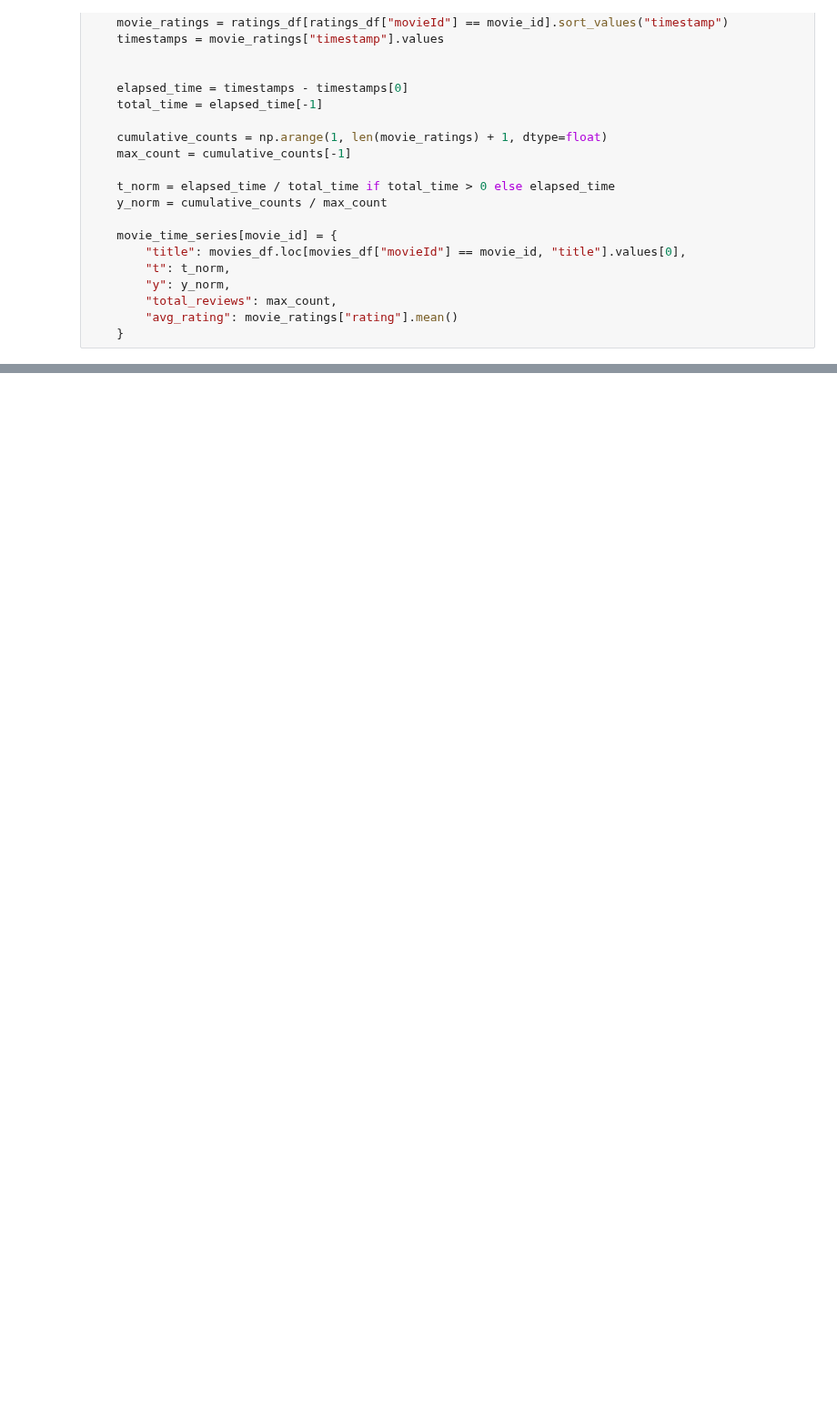
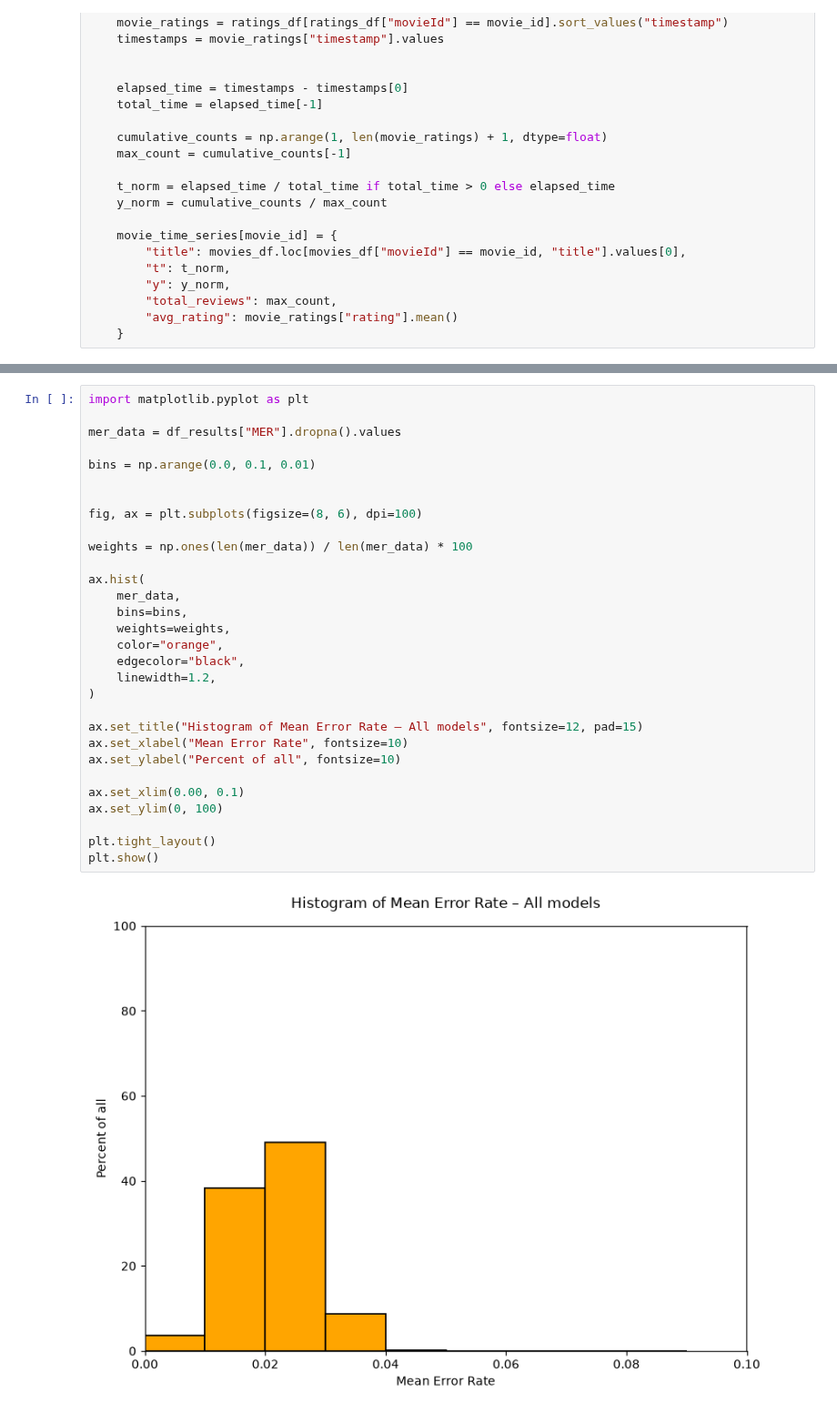
Before and after one commit to beemir/analysis-labs, a Jupyter notebook: project/accumulated_watch_patterns/project.ipynb, the cells around one changed output, grey strips where cells are left out. Shown at 91% size. Drawn from its saved outputs; the diff is of its cells as text; blank space fills up the shorter version.

Commit message:
refined project generated all results. Cleanup still necessary)

```diff
--- a/project/accumulated_watch_patterns/project.ipynb
+++ b/project/accumulated_watch_patterns/project.ipynb
@@ -218,0 +222,32 @@ plt.show()
+# %%
+import matplotlib.pyplot as plt
+
+mer_data = df_results["MER"].dropna().values
+
+bins = np.arange(0.0, 0.1, 0.01)
+
+
+fig, ax = plt.subplots(figsize=(8, 6), dpi=100)
+
+weights = np.ones(len(mer_data)) / len(mer_data) * 100
+
+ax.hist(
+    mer_data,
+    bins=bins,
+    weights=weights,
+    color="orange",
+    edgecolor="black",
+    linewidth=1.2,
+)
+
+ax.set_title("Histogram of Mean Error Rate – All models", fontsize=12, pad=15)
+ax.set_xlabel("Mean Error Rate", fontsize=10)
+ax.set_ylabel("Percent of all", fontsize=10)
+
+ax.set_xlim(0.00, 0.1)
+ax.set_ylim(0, 100)
+
+plt.tight_layout()
+plt.show()
+# %% [output]
+[figure, added]
```
Also changed, not shown: parts of 43 cells of this notebook.
